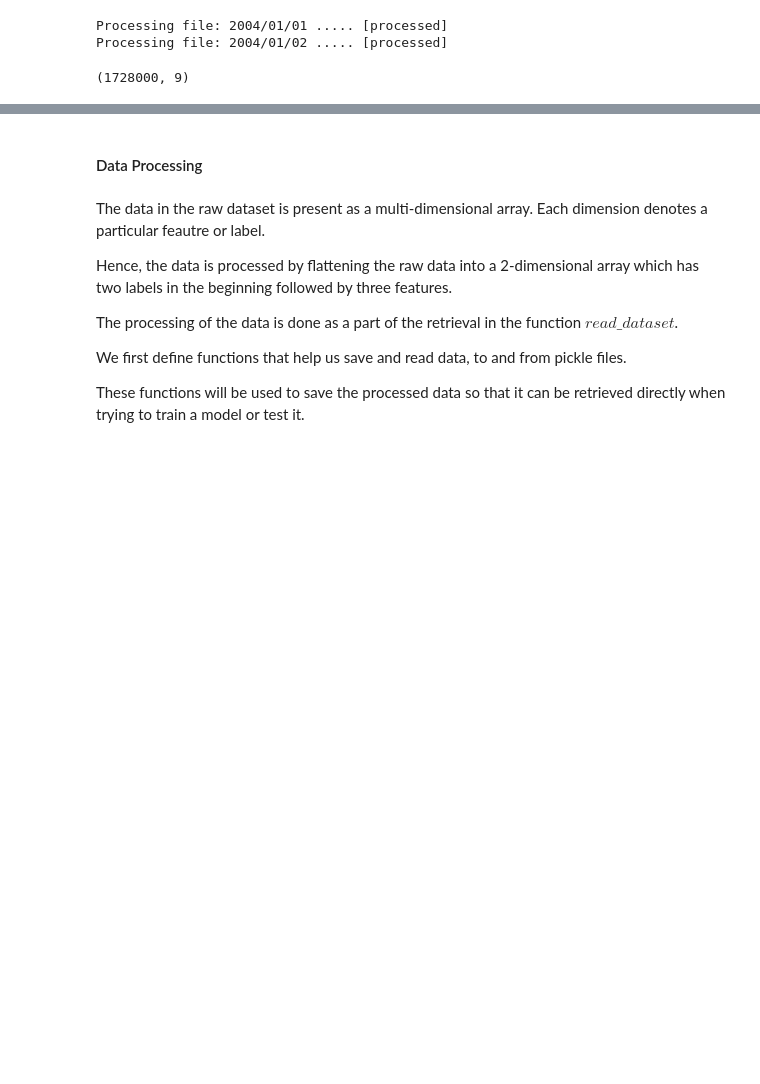
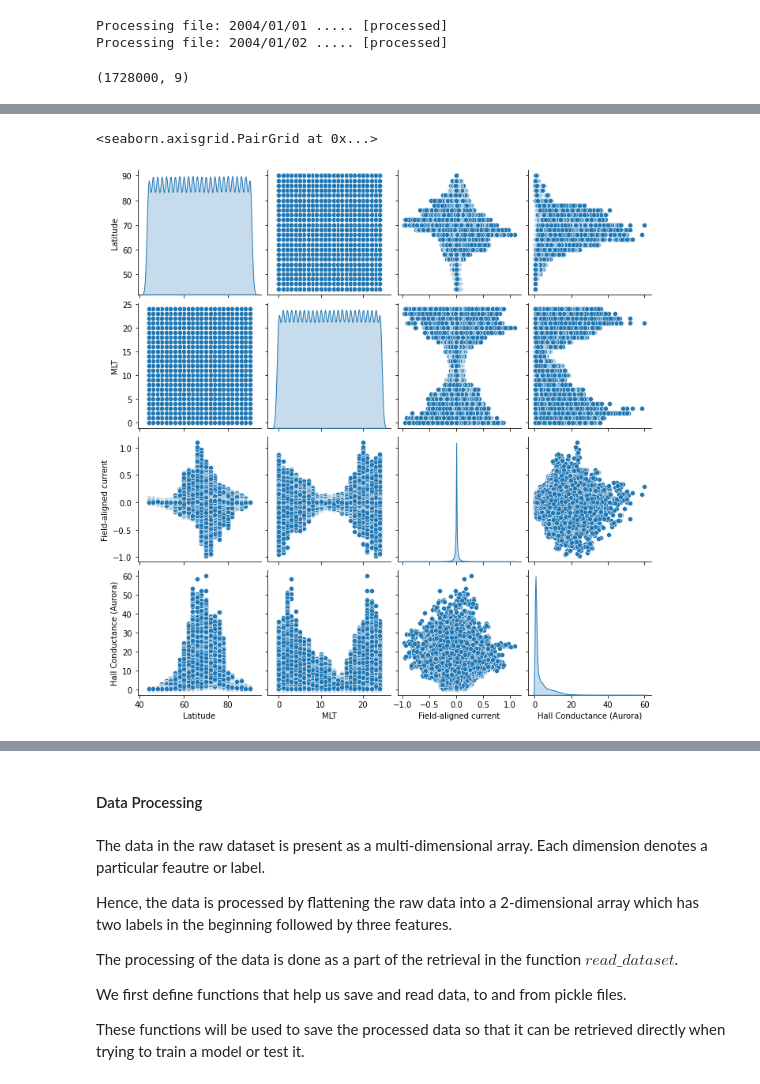
Before and after one commit to sukumarh/Helio-Learning, a Jupyter notebook: Notebook.ipynb, the cells around one changed output, grey strips where cells are left out. Cells and saved outputs as stored; diff of their text form; code cells hidden in the pictures; blank space fills up the shorter version.

```diff
--- a/Notebook.ipynb
+++ b/Notebook.ipynb
@@ -279,2 +41,0 @@ True
-# %%
-a = scio.readsav(fname)
@@ -489,0 +235,3 @@ dataset_.head()
+# %%
+train, test = train_test_split(data_df, train_size=0.8)
+train.shape, test.shape
@@ -489,0 +296,5 @@ dataset_.head()
+# %%
+sns.pairplot(train[['Latitude', 'MLT', 'Field-aligned current', 'Hall Conductance (Aurora)']], diag_kind='kde')
+# %% [output]
+<seaborn.axisgrid.PairGrid at 0x...>
+[figure, added]
```
Also changed, not shown: parts of 32 cells of this notebook.
